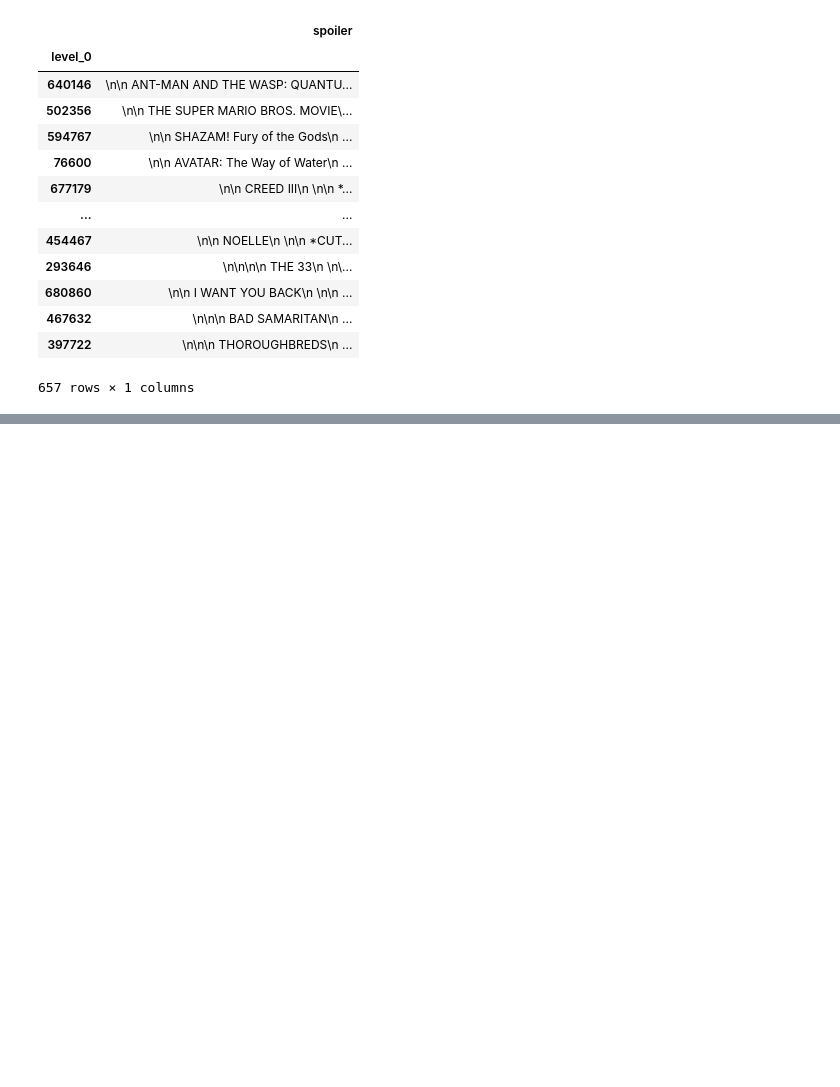
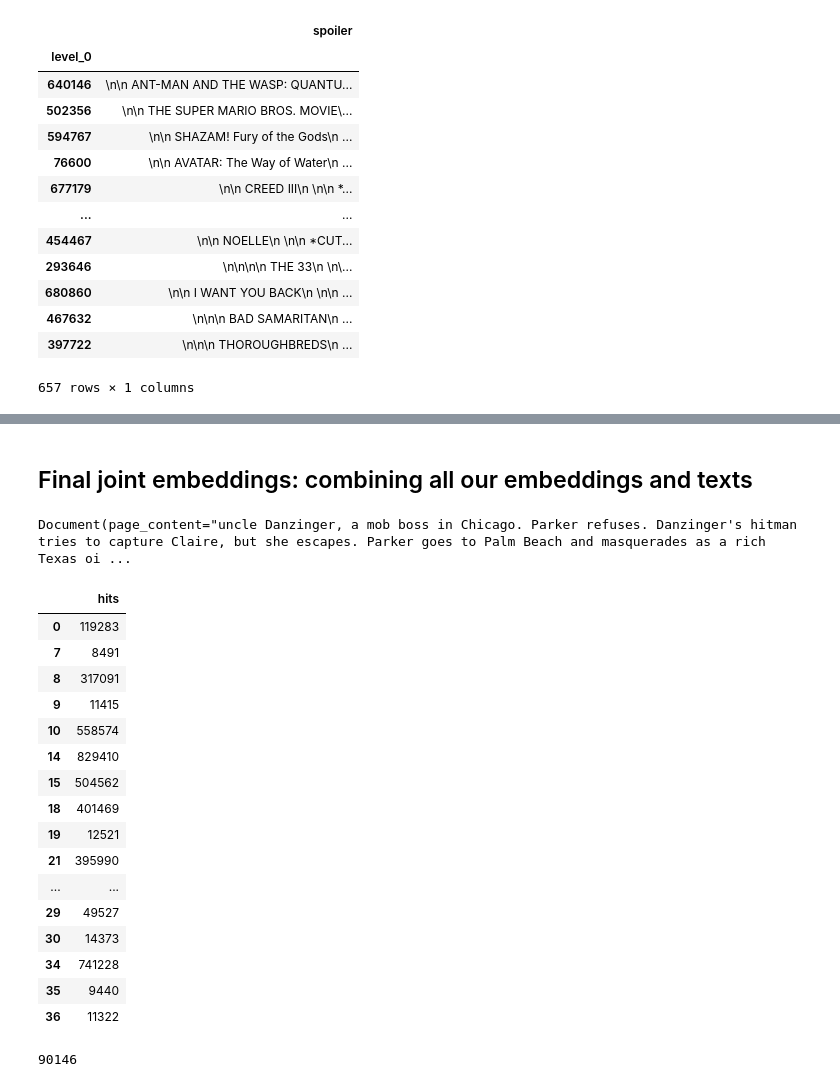
Before and after one commit to mklarqvist/ai-playground, a Jupyter notebook: movie-embeddings/preprocessing/tmbd_id_review.ipynb, the cells around one changed output, grey strips where cells are left out. Drawn from its saved outputs; the diff is of its cells as text; code cells hidden in the pictures; blank space fills up the shorter version.

```diff
--- a/movie-embeddings/preprocessing/tmbd_id_review.ipynb
+++ b/movie-embeddings/preprocessing/tmbd_id_review.ipynb
@@ -577,3 +541,0 @@ wp2
-# %%
-wikipedia = pd.concat([wp,wp2])
-wikipedia
@@ -907,0 +1146,9 @@ movies_top10k_imdb_wikipedia_spoilers_df[movies_top10k_imdb_wikipedia_spoilers_d
+# %% [markdown]
+## Final joint embeddings: combining all our embeddings and texts
+# %%
+embedding_spoiler = np.load('embeddings__spoilers__roberta.npz')['embedding']
+texts_spoiler = np.load('embeddings__spoilers__roberta.npz',allow_pickle=True)['texts']
+embedding_wikipedia = np.load('embeddings__wikipedia__roberta.npz')['embedding']
+texts_wikipedia = np.load('embeddings__wikipedia__roberta.npz',allow_pickle=True)['texts']
+embedding_tmdb = np.load('embeddings__tmdb__roberta.npz')['embedding']
+texts_tmdb = np.load('embeddings__tmdb__roberta.npz',allow_pickle=True)['texts']
@@ -907,0 +1159,28 @@ movies_top10k_imdb_wikipedia_spoilers_df[movies_top10k_imdb_wikipedia_spoilers_d
+# %%
+texts_both[15000]
+# %% [output]
+Document(page_content="uncle Danzinger, a mob boss in Chicago. Parker refuses. Danzinger's hitman tries to capture Claire, but she escapes. Parker goes to Palm Beach and masquerades as a rich Texas oi ...
+# %%
+pd.DataFrame({'hits': [texts_both[x].metadata['document'] for x in np.argsort(-embeddings_both.dot(embeddings_both[15000]))]}).drop_duplicates().head(20)
+# %% [output]
+|  | hits |
+| 0 | 119283 |
+| 7 | 8491 |
+| 8 | 317091 |
+| 9 | 11415 |
+| 10 | 558574 |
+| 14 | 829410 |
+| 15 | 504562 |
+| 18 | 401469 |
+| 19 | 12521 |
+| 21 | 395990 |
+| ... | ... |
+| 29 | 49527 |
+| 30 | 14373 |
+| 34 | 741228 |
+| 35 | 9440 |
+| 36 | 11322 |
+# %%
+len(texts_both)
+# %% [output]
+90146
```
Also changed, not shown: parts of 111 cells of this notebook, 2 other files.
